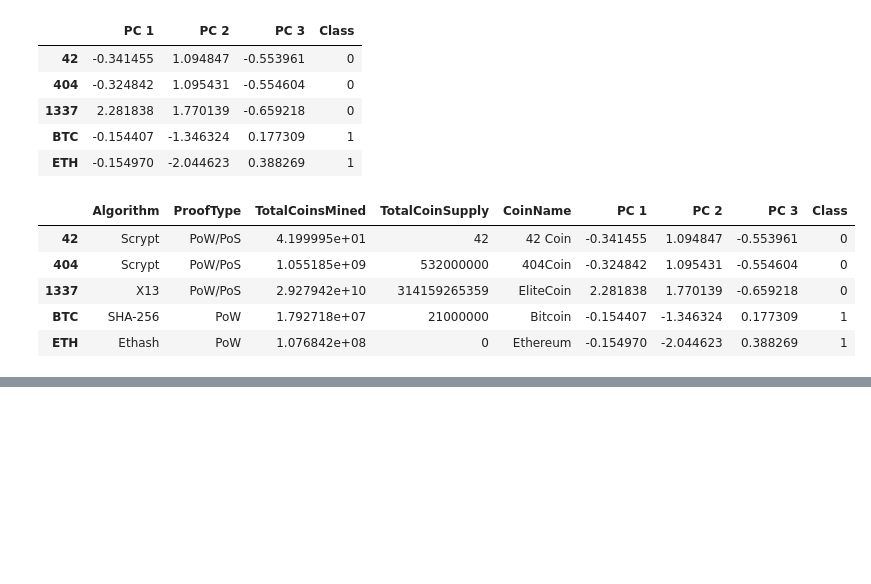
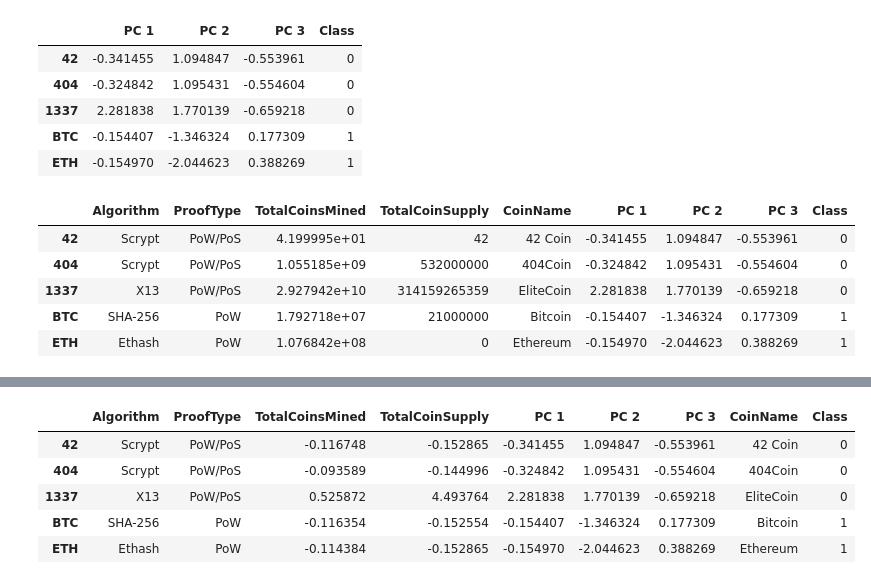
Before and after one commit to amuthusa/Cyptocurrencies, a Jupyter notebook: CryptoCurrencies_UnsupervisedLearning_Challenge.ipynb, the cells around one changed output, grey strips where cells are left out. Saved outputs shown, nothing was run; the diff lists cells and outputs as text; code cells hidden in the pictures; blank space fills up the shorter version.

```diff
--- a/CryptoCurrencies_UnsupervisedLearning_Challenge.ipynb
+++ b/CryptoCurrencies_UnsupervisedLearning_Challenge.ipynb
@@ -246,3 +246,12 @@ fig.show()
 clustered_df.hvplot.table(columns=['CoinName', 'Algorithm', 'ProofType', 'TotalCoinSupply', 'TotalCoinsMined', 'Class'])
 # %% [output]
 [interactive output not drawn]
+# %%
+#scale only TotalCoinsMined and TotalCoinSupply
+extracted_column_df = clustered_df[['TotalCoinSupply', 'TotalCoinsMined']]
+scaled_extracted_column = StandardScaler().fit_transform(extracted_column_df)
+scaled_extracted_column_df = pd.DataFrame(
+                                    data=scaled_extracted_column,
+                                    columns=['TotalCoinSupply', 'TotalCoinsMined'],
+                                    index = clustered_df.index)
+scaled_extracted_column_df.head()
@@ -249,3 +265,16 @@ clustered_df.hvplot.table(columns=['CoinName', 'Algorithm', 'ProofType', 'TotalC
+# %%
+#merged dataframe with scaled data
+merged_df = clustered_df.copy();
+merged_df['TotalCoinSupply'] = scaled_extracted_column_df['TotalCoinSupply']
+merged_df['TotalCoinsMined'] = scaled_extracted_column_df['TotalCoinsMined']
+merged_df.head()
+# %% [output]
+|  | Algorithm | ProofType | TotalCoinsMined | TotalCoinSupply | PC 1 | PC 2 | PC 3 | CoinName | Class |
+| 42 | Scrypt | PoW/PoS | -0.116748 | -0.152865 | -0.341455 | 1.094847 | -0.553961 | 42 Coin | 0 |
+| 404 | Scrypt | PoW/PoS | -0.093589 | -0.144996 | -0.324842 | 1.095431 | -0.554604 | 404Coin | 0 |
+| 1337 | X13 | PoW/PoS | 0.525872 | 4.493764 | 2.281838 | 1.770139 | -0.659218 | EliteCoin | 0 |
+| BTC | SHA-256 | PoW | -0.116354 | -0.152554 | -0.154407 | -1.346324 | 0.177309 | Bitcoin | 1 |
+| ETH | Ethash | PoW | -0.114384 | -0.152865 | -0.154970 | -2.044623 | 0.388269 | Ethereum | 1 |
 # %%
 clustered_df.hvplot.scatter(
     x="TotalCoinsMined",
```
Also changed, not shown: parts of 2 cells of this notebook.
